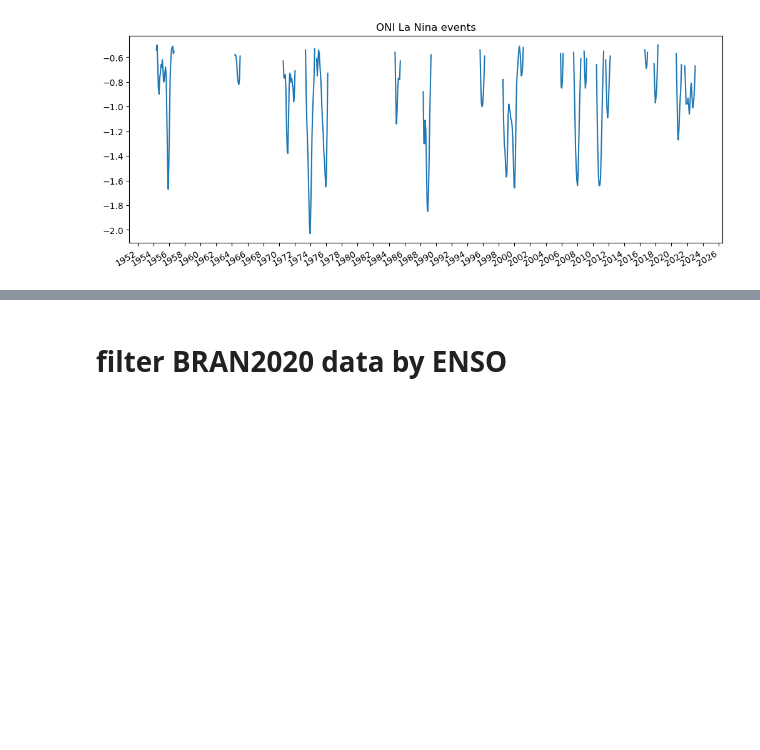
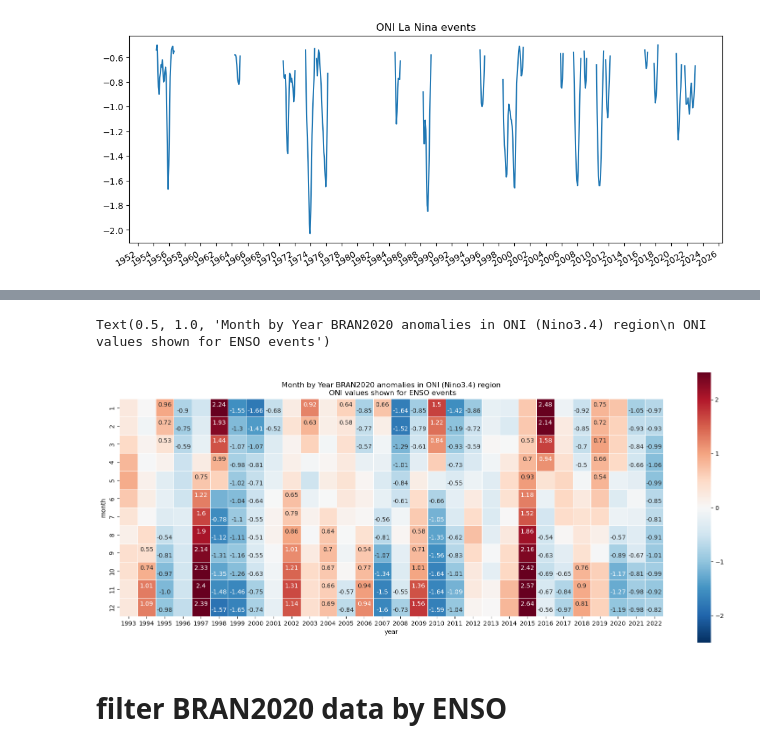
Before and after one commit to Thomas-Moore-Creative/BRAN-climatology-generator-demo, a Jupyter notebook: notebooks/demo_sandbox.ipynb, the cells around one changed output, grey strips where cells are left out. Drawn from its saved outputs; the diff is of its cells as text; code cells hidden in the pictures; blank space fills up the shorter version.

```diff
--- a/notebooks/demo_sandbox.ipynb
+++ b/notebooks/demo_sandbox.ipynb
@@ -436,3 +488,12 @@ plt.show()
+# %%
+plt.figure(figsize=(20,8))
+sns.heatmap(heatmap_data, annot=False,cmap='RdBu_r', square=True,vmin=-2.5, vmax=2.5,linewidth=.5)
+sns.heatmap(heatmap_data, annot=event_data_LN, annot_kws={'va':'top'}, fmt="", cbar=False,cmap='RdBu_r', square=True,vmin=-2.5, vmax=2.5,linewidth=.5)
+sns.heatmap(heatmap_data, annot=event_data_EN, annot_kws={'va':'bottom'}, fmt="", cbar=False,cmap='RdBu_r', square=True,vmin=-2.5, vmax=2.5,linewidth=.5)
+plt.title('Month by Year BRAN2020 anomalies in ONI (Nino3.4) region\n ONI values shown for ENSO events')
+# %% [output]
+Text(0.5, 1.0, 'Month by Year BRAN2020 anomalies in ONI (Nino3.4) region\n ONI values shown for ENSO events')
+[figure, added]
 # %% [markdown]
 # filter BRAN2020 data by ENSO
 # %%
```
Also changed, not shown: parts of 21 cells of this notebook.
